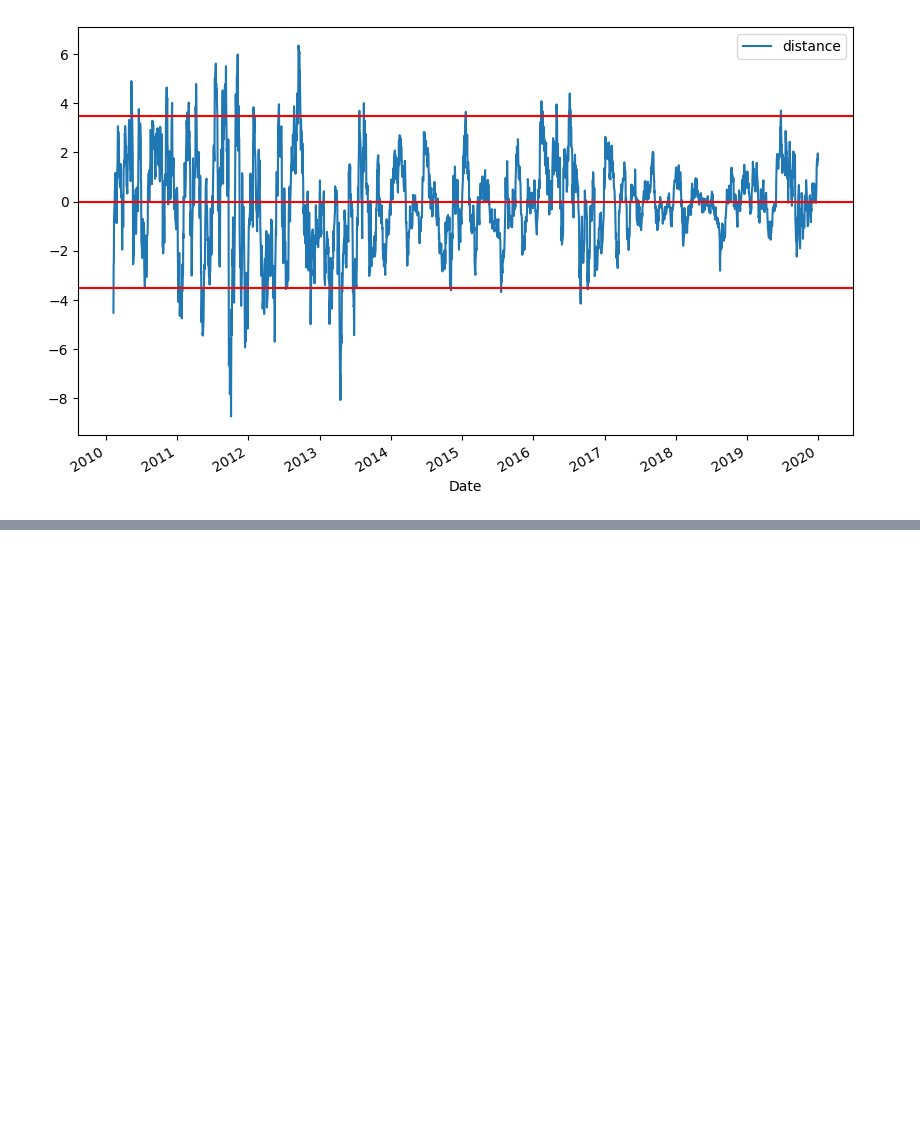
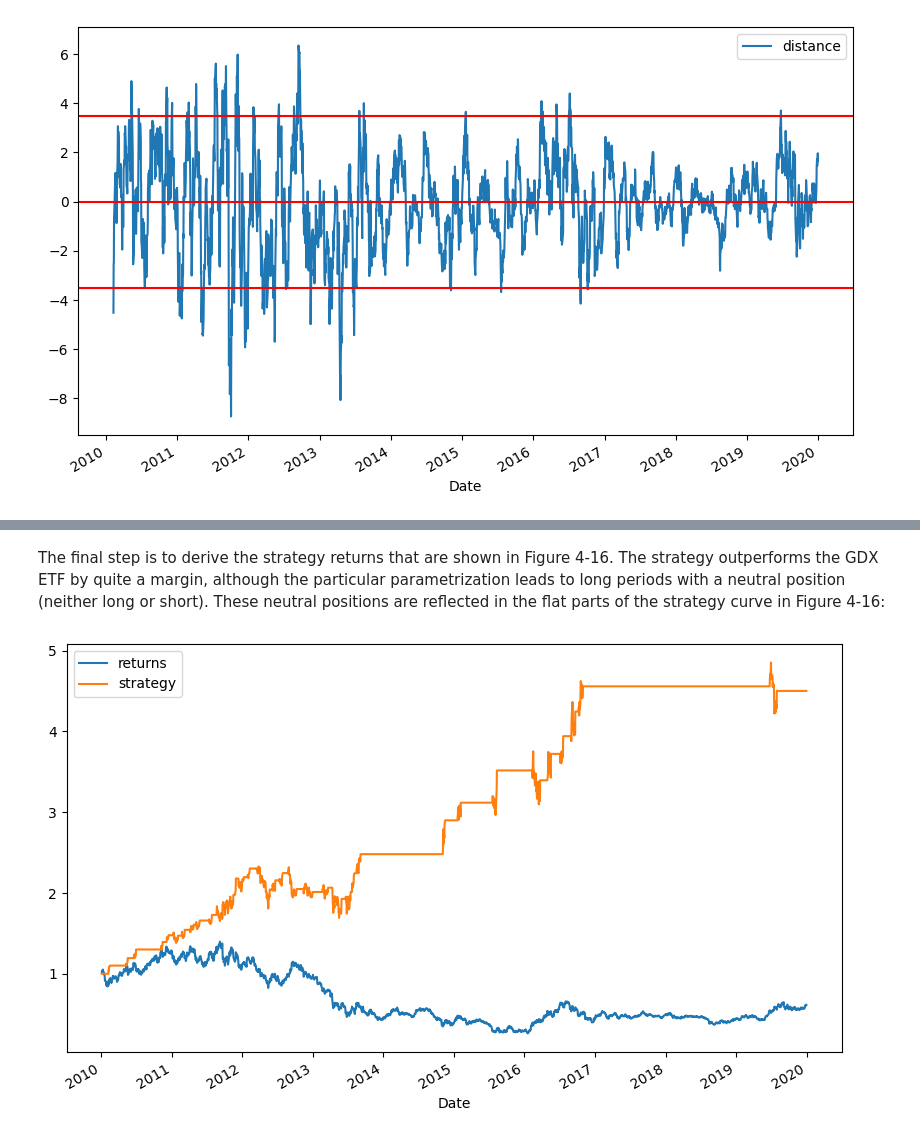
Before and after one commit to henriquemenegaz/algo-trading-python-book, a Jupyter notebook: src/03.FirstStrategies/03e_MeanReversion.ipynb, the cells around one changed output, grey strips where cells are left out. Cells and saved outputs as stored; diff of their text form; code cells hidden in the pictures; blank space fills up the shorter version.

```diff
--- a/src/03.FirstStrategies/03e_MeanReversion.ipynb
+++ b/src/03.FirstStrategies/03e_MeanReversion.ipynb
@@ -53,0 +70,8 @@ plt.axhline(0, color="r");
+# %% [markdown]
+The final step is to derive the strategy returns that are shown in Figure 4-16. The strategy outperforms the GDX ETF by quite a margin, although the particular parametrization leads to long periods with a neutral position (neither long or short).
+These neutral positions are reflected in the flat parts of the strategy curve in Figure 4-16:
+# %%
+data["strategy"] = data["position"].shift(1) * data["returns"]
+data[["returns", "strategy"]].dropna().cumsum().apply(np.exp).plot(figsize=(10, 6));
+# %% [output]
+[figure, added]
```
Also changed, not shown: parts of 4 cells of this notebook, 4 other files.
